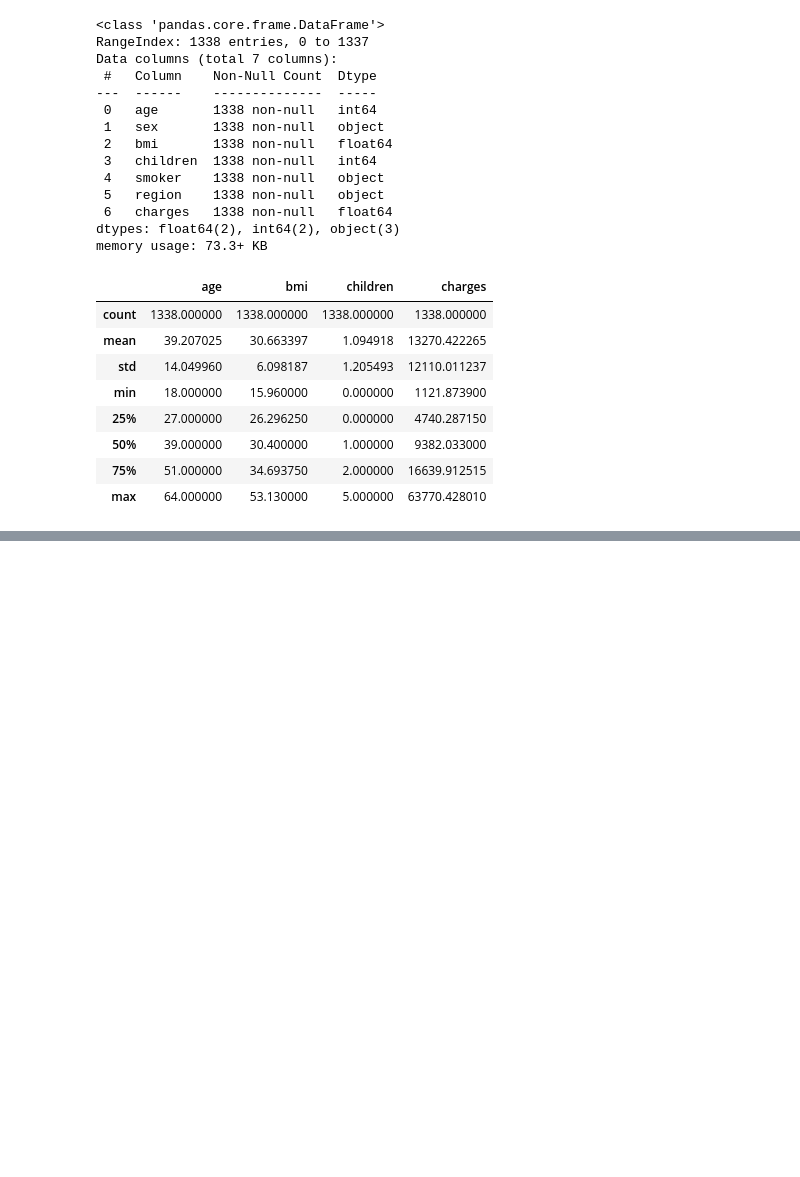
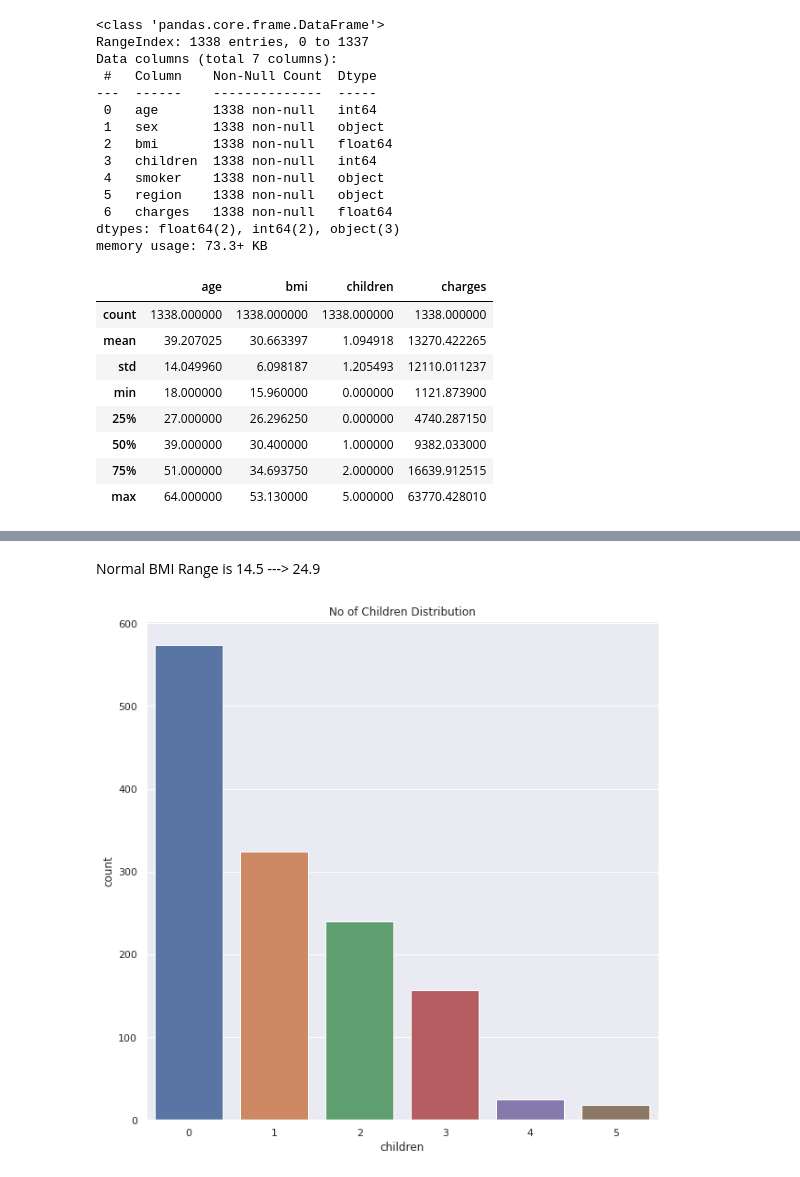
Before and after one commit to Joykareko/Data-Science-Projects, a Jupyter notebook: Medical_Insurance_Cost_Prediction_ML_Project_19.ipynb, the cells around one changed output, grey strips where cells are left out. Saved outputs shown, nothing was run; the diff lists cells and outputs as text; code cells hidden in the pictures; blank space fills up the shorter version.

```diff
--- a/Medical_Insurance_Cost_Prediction_ML_Project_19.ipynb
+++ b/Medical_Insurance_Cost_Prediction_ML_Project_19.ipynb
@@ -55,0 +92,9 @@ insurance_data.describe()
+# %% [markdown]
+Normal BMI Range is 14.5 ---> 24.9
+# %%
+plt.figure(figsize=(10,10))
+sns.countplot(insurance_data['children'])
+plt.title('No of Children Distribution')
+plt.show()
+# %% [output]
+[figure, added]
```
Also changed, not shown: parts of 14 cells of this notebook.
